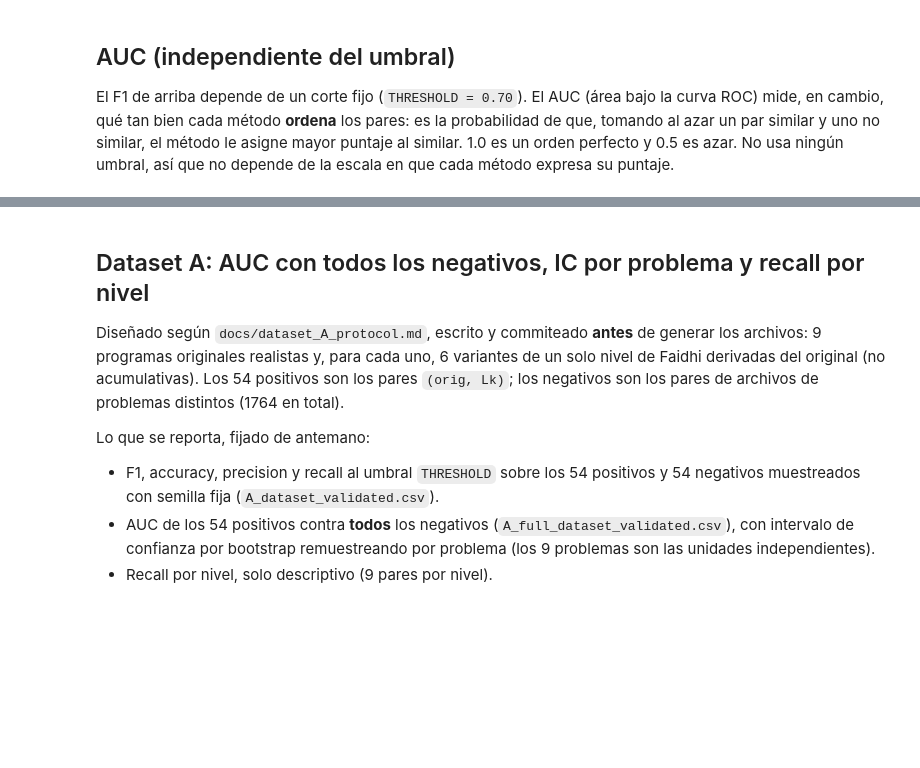
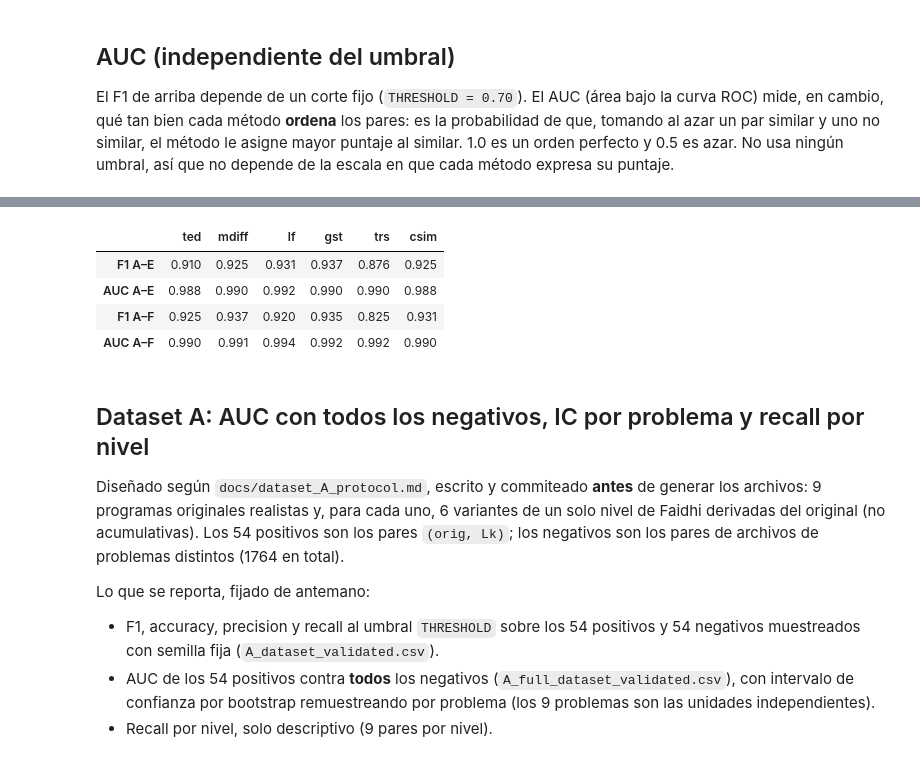
Before and after one commit to edsoneddy/scsc, a Jupyter notebook: notebooks/evaluation/evaluation.ipynb, the cells around one changed output, grey strips where cells are left out. Saved outputs shown, nothing was run; the diff lists cells and outputs as text; code cells hidden in the pictures; blank space fills up the shorter version.

```diff
--- a/notebooks/evaluation/evaluation.ipynb
+++ b/notebooks/evaluation/evaluation.ipynb
@@ -446,3 +604,21 @@ df_auc.round(3)
+# %%
+def mean_table(all_results, df_auc):
+    rows = {}
+    for label, letters in (("A–E", [d for d in all_results if d != "F"]), ("A–F", list(all_results))):
+        f1 = {m: np.mean([calculate_metrics(all_results[d][m]["truth"], all_results[d][m]["pred"])[4] for d in letters]) for m in METHODS}
+        auc = {m: df_auc.loc[[dataset_label(d) for d in letters], m].mean() for m in METHODS}
+        rows[f"F1 {label}"] = f1
+        rows[f"AUC {label}"] = auc
+    return pd.DataFrame(rows).T
+
+
+display(mean_table(all_results, df_auc.drop(index="Promedio")).round(3))
+# %% [output]
+|  | ted | mdiff | lf | gst | trs | csim |
+| F1 A–E | 0.910 | 0.925 | 0.931 | 0.937 | 0.876 | 0.925 |
+| AUC A–E | 0.988 | 0.990 | 0.992 | 0.990 | 0.990 | 0.988 |
+| F1 A–F | 0.925 | 0.937 | 0.920 | 0.935 | 0.825 | 0.931 |
+| AUC A–F | 0.990 | 0.991 | 0.994 | 0.992 | 0.992 | 0.990 |
 # %% [markdown]
 ## Dataset A: AUC con todos los negativos, IC por problema y recall por nivel
 
```
Also changed, not shown: parts of 17 cells of this notebook, 5 other files.
